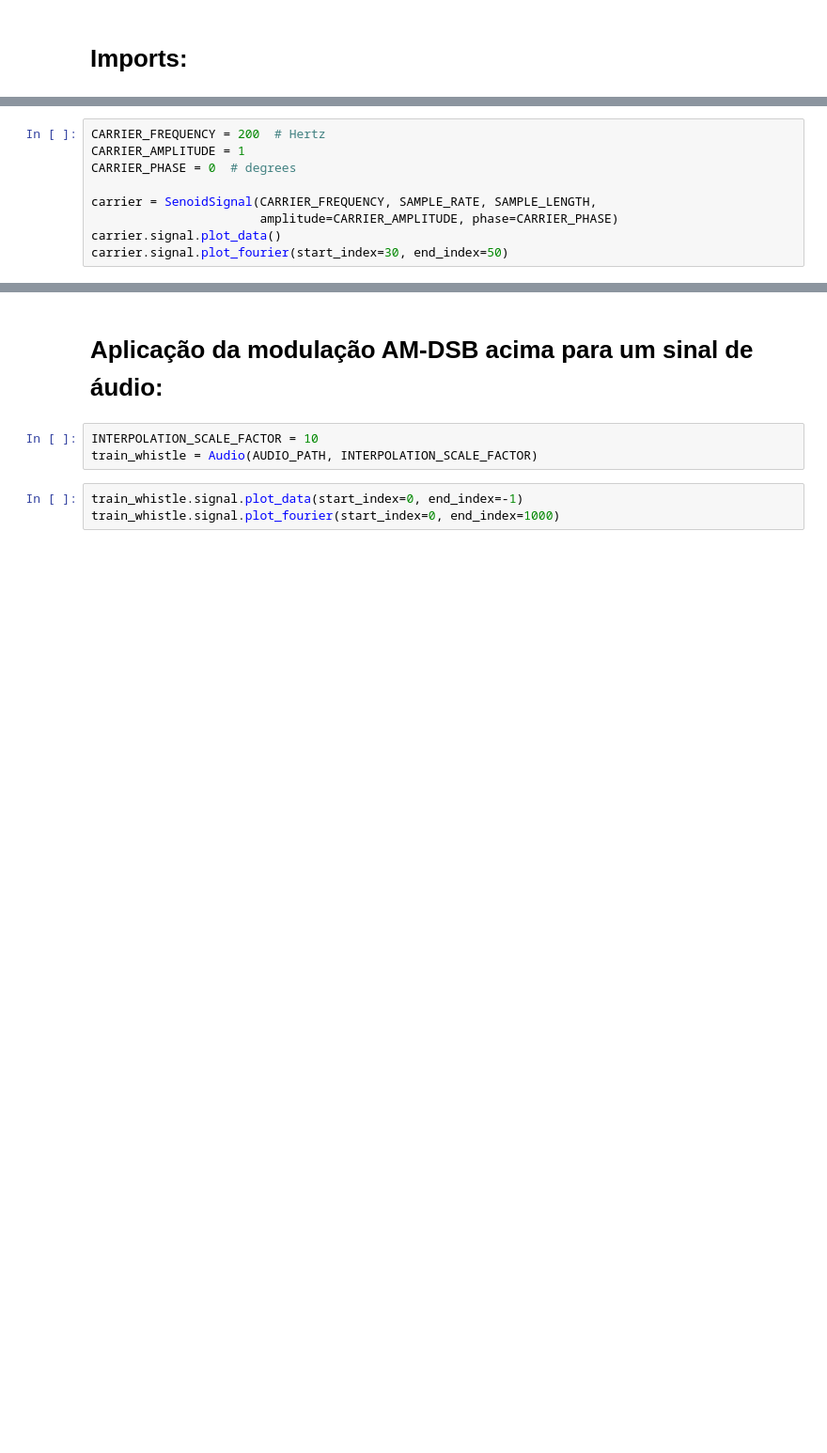
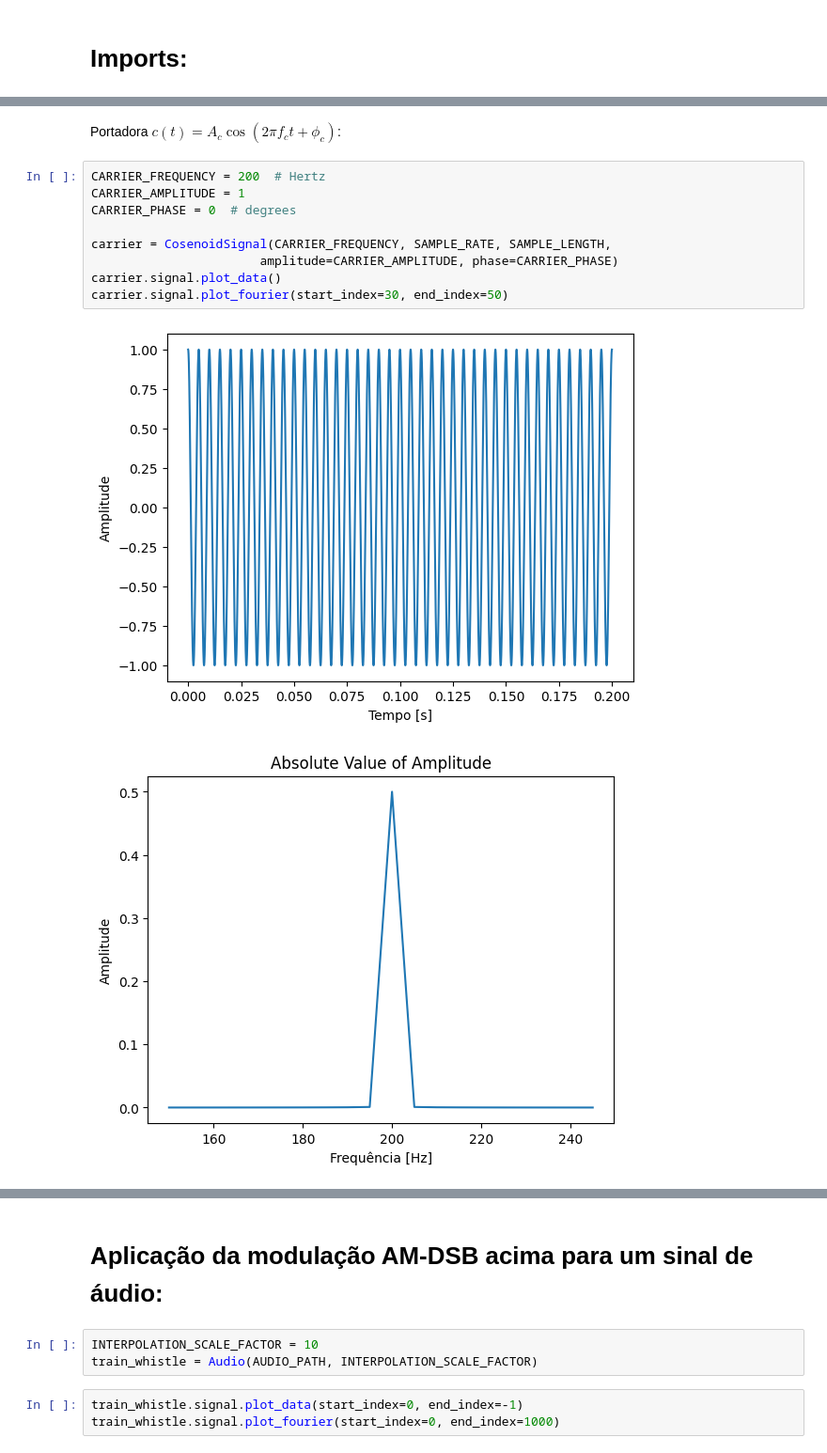
Before and after one commit to RenanElfo/lab3_eet_50, a Jupyter notebook: main.ipynb, the cells around one changed output, grey strips where cells are left out. Shown at 94% size. Cells and saved outputs as stored; diff of their text form; blank space fills up the shorter version.

```diff
--- a/main.ipynb
+++ b/main.ipynb
@@ -23,9 +26,14 @@ senoid_signal.signal.plot_fourier(start_index=0, end_index=20)
+# %% [markdown]
+Portadora $c(t) = A_c \cos{\left( 2 \pi f_c t + \phi_c \right)}$:
 # %%
 CARRIER_FREQUENCY = 200  # Hertz
 CARRIER_AMPLITUDE = 1
 CARRIER_PHASE = 0  # degrees
 
-carrier = SenoidSignal(CARRIER_FREQUENCY, SAMPLE_RATE, SAMPLE_LENGTH,
+carrier = CosenoidSignal(CARRIER_FREQUENCY, SAMPLE_RATE, SAMPLE_LENGTH,
                        amplitude=CARRIER_AMPLITUDE, phase=CARRIER_PHASE)
 carrier.signal.plot_data()
 carrier.signal.plot_fourier(start_index=30, end_index=50)
+# %% [output]
+[figure, added]
+[figure, added]
```
Also changed, not shown: parts of 16 cells of this notebook, 3 other files.
